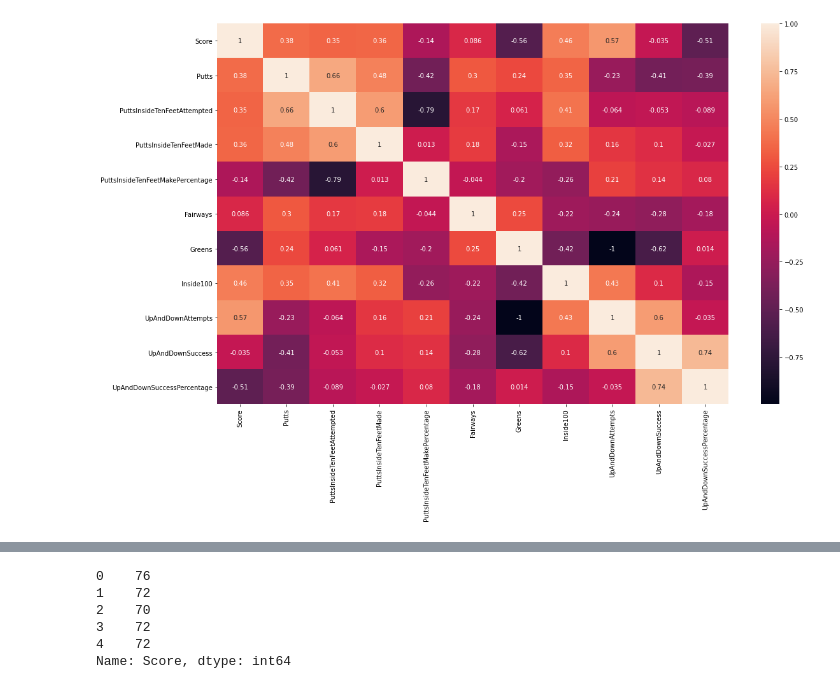
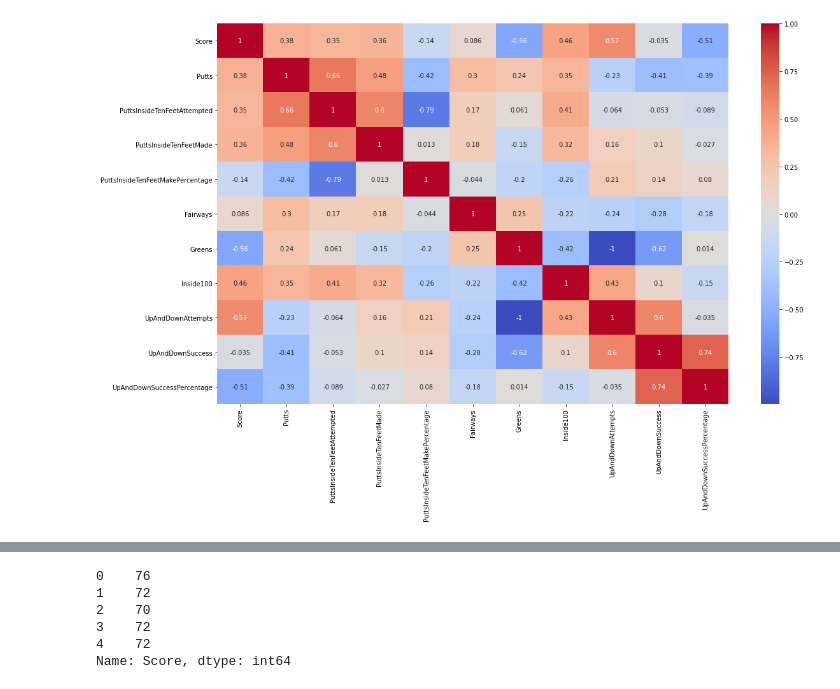
Before and after one commit to jreckin/FunAnalyticalStuff, a Jupyter notebook: golf_scores.ipynb, the cells around one changed output, grey strips where cells are left out. Cells and saved outputs as stored; diff of their text form; code cells hidden in the pictures.

```diff
--- a/golf_scores.ipynb
+++ b/golf_scores.ipynb
@@ -20,9 +20,9 @@ golf_scores_num = golf_scores.drop(columns = 'DateOfRound')
 # %%
 golf_scores_num_correlations = golf_scores_num.corr()
 plt.figure(figsize = (18,11))
-sns.heatmap(golf_scores_num_correlations, annot = True);
+sns.heatmap(golf_scores_num_correlations, annot = True, cmap = "coolwarm");
 # %% [output]
-[figure, old version]
+[figure, new version]
 # %%
 from sklearn.model_selection import cross_val_score
 from sklearn.naive_bayes import GaussianNB
```
Also changed, not shown: parts of 35 cells of this notebook, 3 other files.
